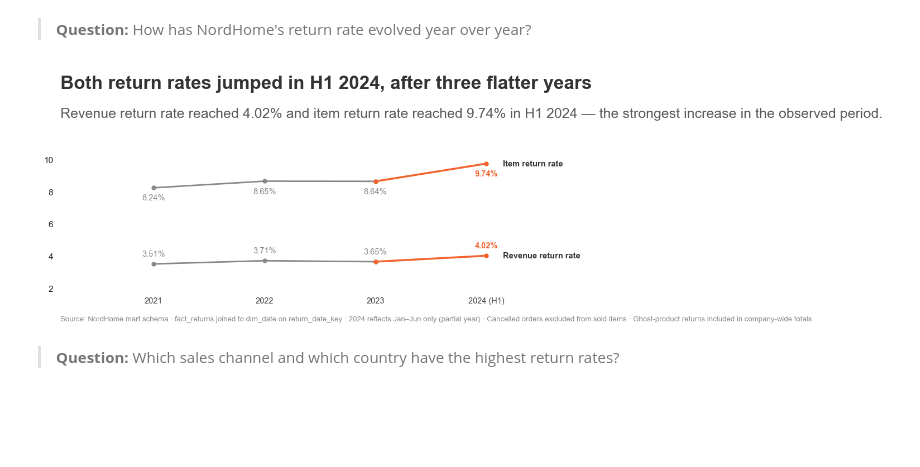
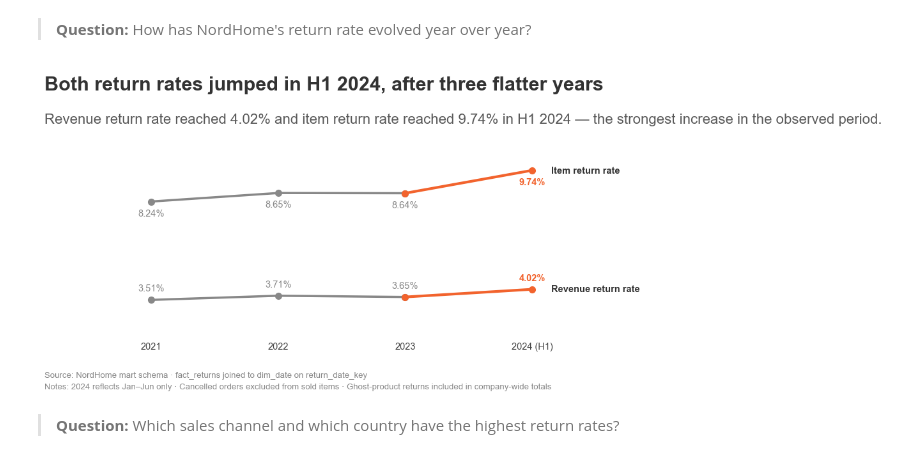
Before and after one commit to eileenheyer-cyber/nordhome_retail_analytics, a Jupyter notebook: 04_EDA/nordhome_eda.ipynb, the cells around one changed output. Drawn from its saved outputs; the diff is of its cells as text; code cells hidden in the pictures; blank space fills up the shorter version.

```diff
--- a/04_EDA/nordhome_eda.ipynb
+++ b/04_EDA/nordhome_eda.ipynb
@@ -2991,8 +2991,6 @@ returned_trend = pd.read_sql("""
     ORDER BY yr.year
 """, engine)
 
-returned_trend
-
 import base_style
 importlib.reload(base_style)
 from base_style import apply_layout, add_title_subtitle, ORANGE, GREY_TEXT
@@ -3002,12 +3000,12 @@ revenue_rate = returned_trend["revenue_return_rate"].tolist()
 item_rate    = returned_trend["item_return_rate"].tolist()
 
 fig, ax = plt.subplots(figsize=(10, 6))
-apply_layout(fig)
+apply_layout(fig, top=0.64)   # push axes up a little, less dead space above title
 
 def plot_series(x, y):
     # Grey for the 2021-2023 run, accent only on the 2023-2024 jump
-    ax.plot(x[:-1], y[:-1], color=GREY_TEXT, linewidth=2, marker="o", markersize=5)
-    ax.plot(x[-2:], y[-2:], color=ORANGE, linewidth=2.5, marker="o", markersize=5)
+    ax.plot(x[:-1], y[:-1], color=GREY_TEXT, linewidth=2.5, marker="o", markersize=7)
+    ax.plot(x[-2:], y[-2:], color=ORANGE, linewidth=3, marker="o", markersize=7)
 
 plot_series(years, revenue_rate)
 plot_series(years, item_rate)
@@ -3024,39 +3022,43 @@ for i, (x, y) in enumerate(zip(years, item_rate)):
     ax.annotate(f"{y:.2f}%", (x, y), textcoords="offset points", xytext=(0, -16),
                 ha="center", fontsize=10.5,
                 color=ORANGE if peak else GREY_TEXT,
                 fontweight="bold" if peak else "normal")
 
 # Direct series labels, neutral color — color's job here is "recent change," not series identity
 ax.text(years[-1] + 0.15, revenue_rate[-1], "Revenue return rate",
         color="#333333", fontsize=10.5, fontweight="bold", va="center")
 ax.text(years[-1] + 0.15, item_rate[-1], "Item return rate",
         color="#333333", fontsize=10.5, fontweight="bold", va="center")
 
 ax.set_xticks(years)
 ax.set_xticklabels(["2021", "2022", "2023", "2024 (H1)"])
 ax.xaxis.grid(False)
 ax.yaxis.grid(False)
 for spine in ax.spines.values():
     spine.set_visible(False)
 ax.tick_params(axis="x", labelsize=10.5, colors="#444444", length=0)
+
+ax.yaxis.set_visible(False)
 ax.margins(x=0.28, y=0.3)
 
 add_title_subtitle(
     ax,
     "Both return rates jumped in H1 2024, after three flatter years",
-    "Revenue return rate reached 4.02% and item return rate reached 9.74% in H1 2024 — the strongest increase in the observed period."
+    "Revenue return rate reached 4.02% and item return rate reached 9.74% in H1 2024 — the strongest increase in the observed period.",
+    title_y=1.20, subtitle_y=1.04   # tighter gap between subtitle and chart
 )
 
-fig.text(0.05, 0.02,
-         "Source: NordHome mart schema \u00b7 fact_returns joined to dim_date on return_date_key \u00b7 "
-         "2024 reflects Jan\u2013Jun only (partial year) \u00b7 Cancelled orders excluded from sold items \u00b7 "
+fig.text(0.05, -0.03,
+         "Source: NordHome mart schema \u00b7 fact_returns joined to dim_date on return_date_key\n"
+         "Notes: 2024 reflects Jan\u2013Jun only \u00b7 Cancelled orders excluded from sold items \u00b7 "
          "Ghost-product returns included in company-wide totals",
-         fontsize=9.5, color=GREY_TEXT)
+         fontsize=9.5, color=GREY_TEXT, linespacing=1.6)
+
 
 plt.savefig("figures/return_rate_trend_item_vs_revenue.png", dpi=150, bbox_inches="tight")
 plt.show()
 # %% [output]
-[figure, old version]
+[figure, new version]
 # %% [markdown]
 > **Question:** Which sales channel and which country have the highest return rates?
 # %%
```
Also changed, not shown: 1 other file.
